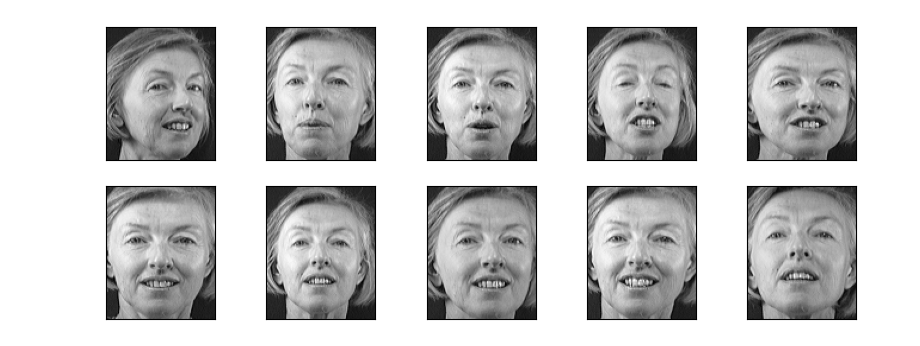
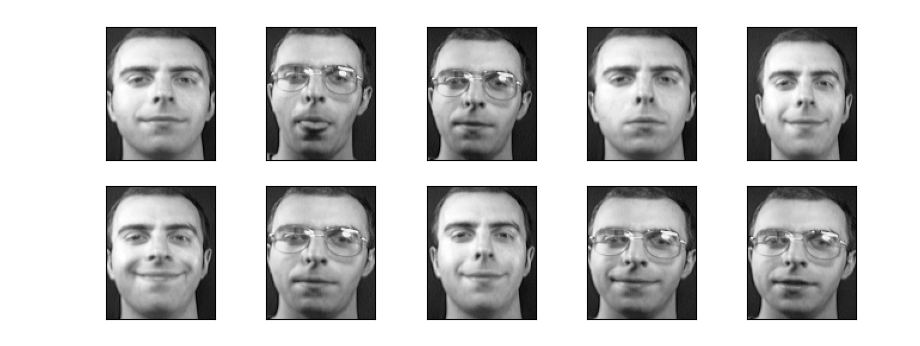
Before and after one commit to ShoaibFarooqui/Emotion-Classification, a Jupyter notebook: Project4.ipynb, the cells around one changed output. Saved outputs shown, nothing was run; the diff lists cells and outputs as text; code cells hidden in the pictures.

```diff
--- a/Project4.ipynb
+++ b/Project4.ipynb
@@ -19,38 +33,27 @@ face_data_dict = {}
-# %%
-# Iterate over each directory (person)
-for dir_name in os.listdir(face_data):
-    # Get the label for this person (directory name)
-    label = dir_name
-
-    # Initialize a list to hold the images for this person
-    images = []
-
-    # Iterate over each image in the directory
-    for img_name in os.listdir(os.path.join(face_data, dir_name)):
-        # Load the image
-        img = cv2.imread(os.path.join(face_data, dir_name, img_name), cv2.IMREAD_GRAYSCALE)
-
-        # Normalize the pixel values (scale them between 0 and 1)
-        img = img / 255.0
-
-        # Append the preprocessed image to the list
-        images.append(img)
-
-    # Add the list of images to the data dictionary with the label as the key
-    face_data_dict[label] = images
+# %%
+# Iterate through dataset directory
+for dir_name in os.listdir(face_data):
+    if os.path.isdir(os.path.join(face_data, dir_name)):
+        label = dir_name
+        for img_name in os.listdir(os.path.join(face_data, dir_name)):
+            img_path = os.path.join(face_data, dir_name, img_name)
+            img = Image.open(img_path).convert('L')  # convert to grayscale
+            img_array = np.array(img)
+            img_flattened = img_array.flatten() # flatten from 2D array to 1D array
+            X_data.append(img_flattened)
+            y_data.append(label)
 # %%
 # Accessing the data for a specific set
-set_number = 's32'
-set_images = face_data_dict[set_number]
+set_number = 's19'
+set_images = [img for img, label in zip(X_data, y_data) if label == set_number]
 # %%
-# Print the images from the set
+# Print the images from the specified set
 plt.figure(figsize=(10, 10))
 for i, img in enumerate(set_images):
     plt.subplot(5, 5, i+1)
     plt.xticks([])
     plt.yticks([])
-    plt.grid(False)
-    plt.imshow(img, cmap=plt.cm.gray)
+    plt.imshow(img.reshape((112, 92)), cmap=plt.cm.gray) # reshape back to original to visualize
 plt.show()
 # %% [output]
-[figure, old version]
+[figure, new version]
```
Also changed, not shown: parts of 18 cells of this notebook.
